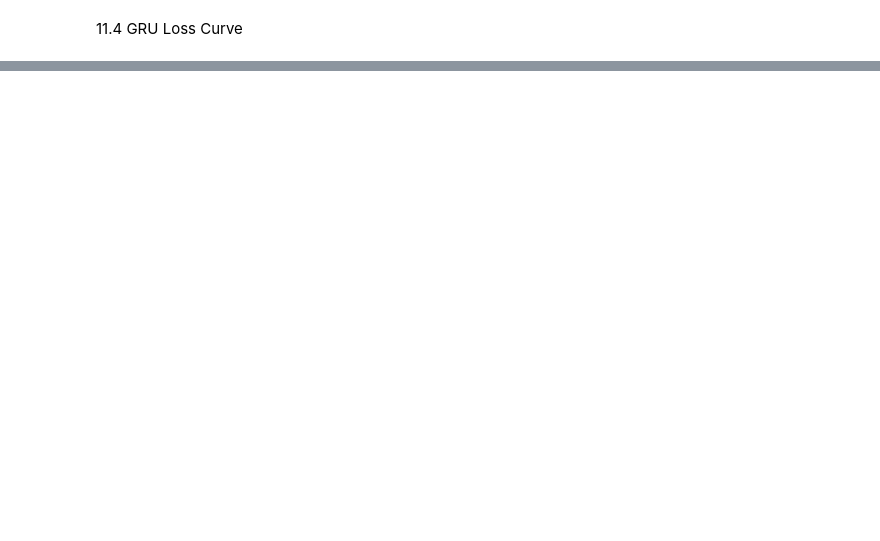
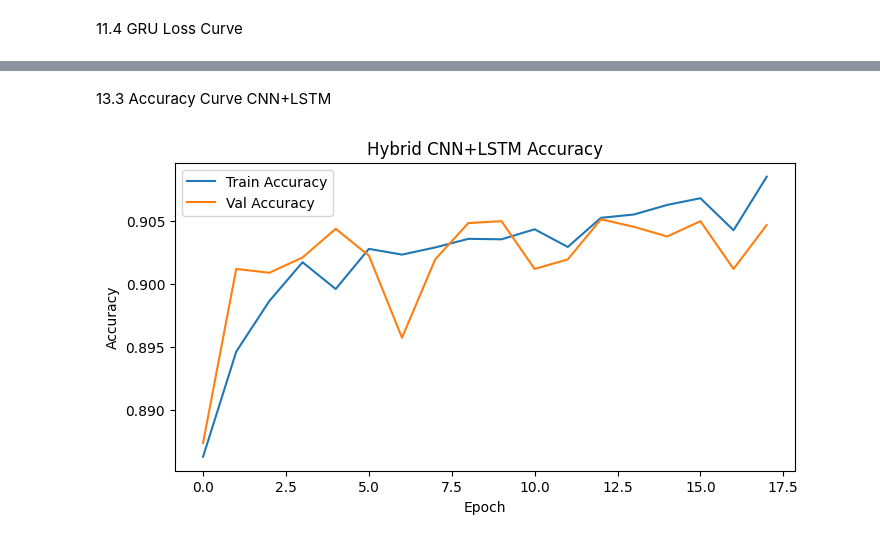
Before and after one commit to istiakAHMEDsaad/machine_learning, a Jupyter notebook: Banking_Dataset_Classification/deep-learning-model.ipynb, the cells around one changed output, grey strips where cells are left out. Saved outputs shown, nothing was run; the diff lists cells and outputs as text; code cells hidden in the pictures; blank space fills up the shorter version.

```diff
--- a/Banking_Dataset_Classification/deep-learning-model.ipynb
+++ b/Banking_Dataset_Classification/deep-learning-model.ipynb
@@ -577,0 +822,13 @@ plt.show()
+# %% [markdown]
+13.3 Accuracy Curve CNN+LSTM
+# %%
+plt.figure(figsize=(8,4))
+plt.plot(history_cnn_lstm.history['accuracy'], label='Train Accuracy')
+plt.plot(history_cnn_lstm.history['val_accuracy'], label='Val Accuracy')
+plt.title("Hybrid CNN+LSTM Accuracy")
+plt.xlabel("Epoch")
+plt.ylabel("Accuracy")
+plt.legend()
+plt.show()
+# %% [output]
+[figure, added]
```
Also changed, not shown: parts of 65 cells of this notebook.
